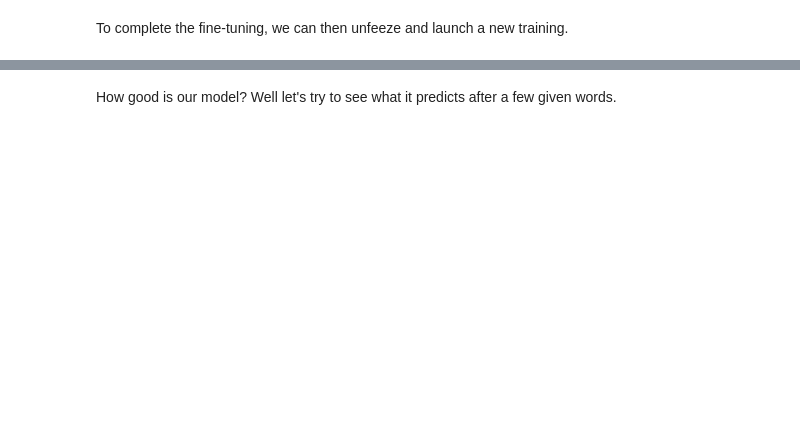
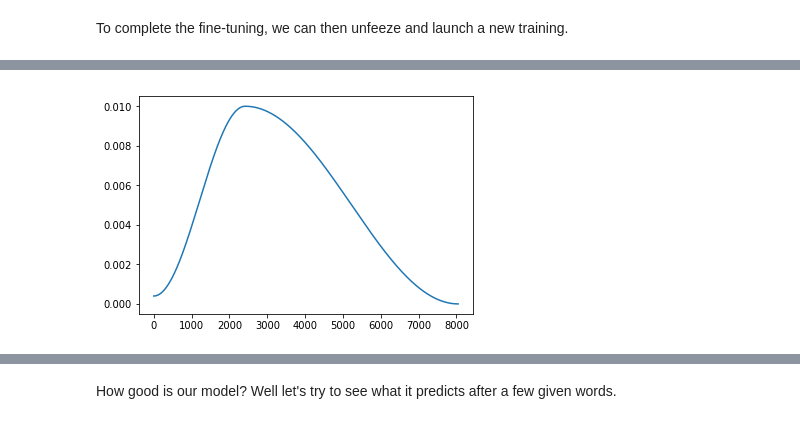
Before and after one commit to cedrickchee/fastai-course-v3, a Jupyter notebook: nbs/dl1/lesson3-imdb_20181226.ipynb, the cells around one changed output, grey strips where cells are left out. Cells and saved outputs as stored; diff of their text form; code cells hidden in the pictures; blank space fills up the shorter version.

```diff
--- a/nbs/dl1/lesson3-imdb_20181226.ipynb
+++ b/nbs/dl1/lesson3-imdb_20181226.ipynb
@@ -199,0 +216,4 @@ To complete the fine-tuning, we can then unfeeze and launch a new training.
+# %%
+learn.recorder.plot_lr()
+# %% [output]
+[figure, added]
```
Also changed, not shown: parts of 25 cells of this notebook.
